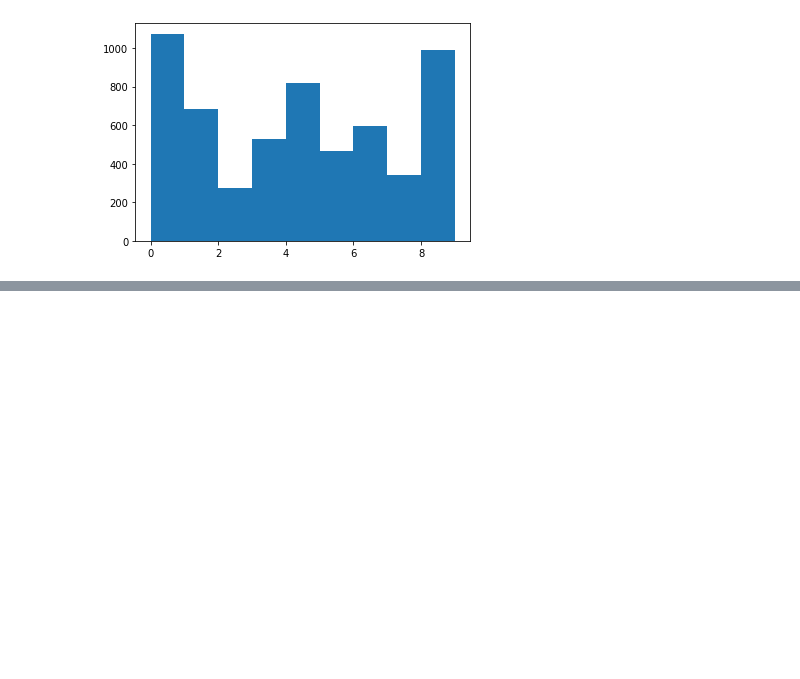
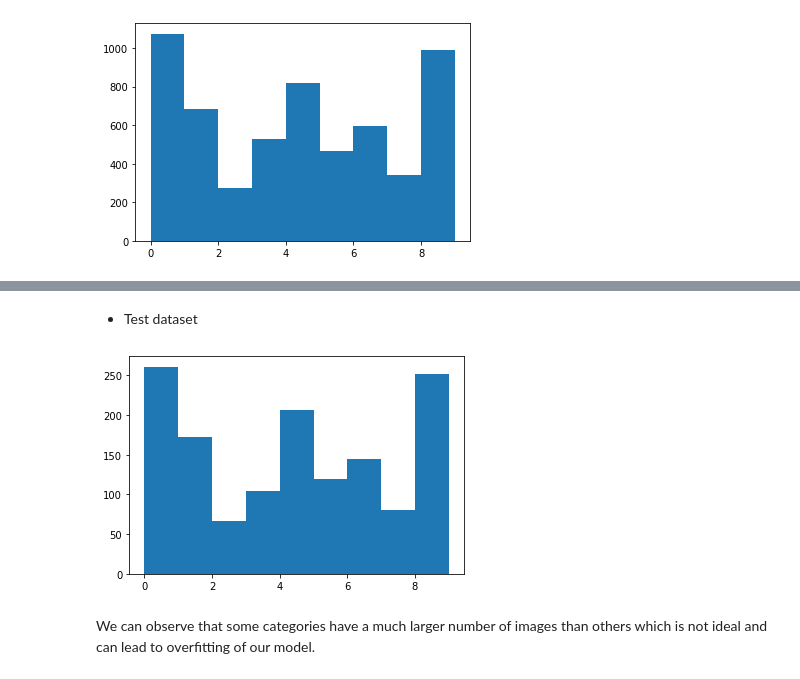
Before and after one commit to Niroth36/Convolutional_Neural_Networks_CRCslides_dataset, a Jupyter notebook: CRC_slides_cnn.ipynb, the cells around one changed output, grey strips where cells are left out. Saved outputs shown, nothing was run; the diff lists cells and outputs as text; code cells hidden in the pictures; blank space fills up the shorter version.

```diff
--- a/CRC_slides_cnn.ipynb
+++ b/CRC_slides_cnn.ipynb
@@ -61,0 +105,10 @@ plt.show()
+# %% [markdown]
+- Test dataset
+# %%
+y = np.concatenate([y for x, y in test_ds])
+plt.hist(y, list(range(len(classes) + 1)))
+plt.show()
+# %% [output]
+[figure, added]
+# %% [markdown]
+We can observe that some categories have a much larger number of images than others which is not ideal and can lead to overfitting of our model.
```
Also changed, not shown: parts of 11 cells of this notebook.
